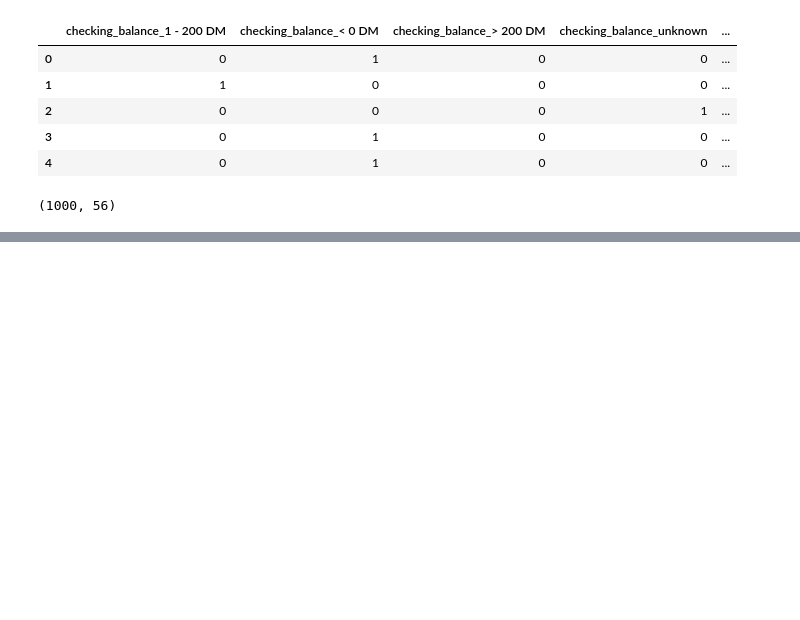
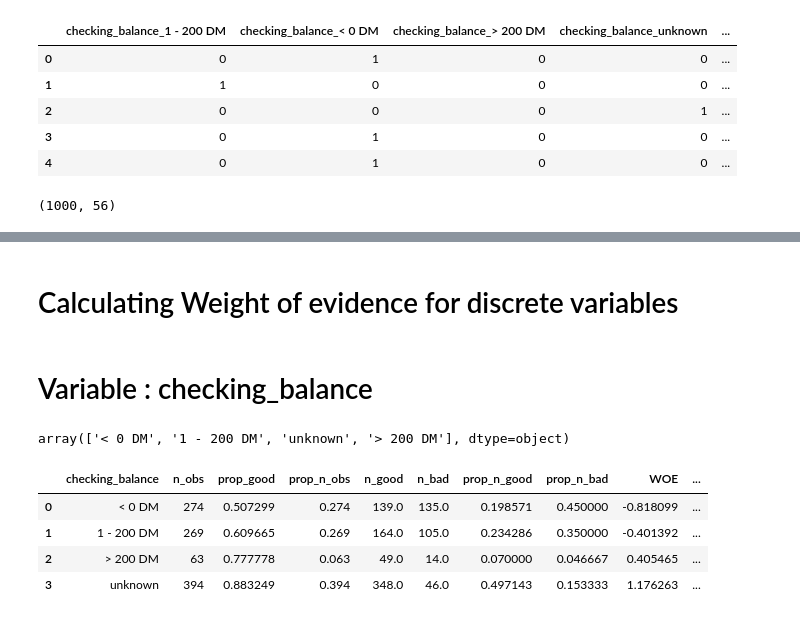
Before and after one commit to sumanpaudel1997/Credit-Risk-Modeling-in-Python, a Jupyter notebook: german credit risk.ipynb, the cells around one changed output, grey strips where cells are left out. Cells and saved outputs as stored; diff of their text form; code cells hidden in the pictures; blank space fills up the shorter version.

```diff
--- a/german credit risk.ipynb
+++ b/german credit risk.ipynb
@@ -134,0 +177,8 @@ print(df_loan_data.shape)
+# %%
+# categorizing default column into yes and no categories
+default_cat =  ['yes', 'no']
+ord_enc = OrdinalEncoder(categories=[default_cat])
+df_loan_data[['default_encoded']]= ord_enc.fit_transform(df_loan_data[['default']])
+df_loan_data[['default_encoded']]= df_loan_data[['default_encoded']].astype(int)
+print(df_loan_data.shape)
+df_loan_data.head()
@@ -134,0 +193,2 @@ print(df_loan_data.shape)
+# %% [markdown]
+# Calculating Weight of evidence for discrete variables
@@ -134,0 +227,16 @@ print(df_loan_data.shape)
+# %% [markdown]
+# Variable : checking_balance
+# %%
+df_loan_data['checking_balance'].unique()
+# %% [output]
+array(['< 0 DM', '1 - 200 DM', 'unknown', '> 200 DM'], dtype=object)
+# %%
+# Weight of evidence and information value for checking_balance
+df_temp = woe_discrete(df_loan_data, 'checking_balance', df_loan_data['default_encoded'])
+df_temp
+# %% [output]
+|  | checking_balance | n_obs | prop_good | prop_n_obs | n_good | n_bad | prop_n_good | prop_n_bad | WOE | ... |
+| 0 | < 0 DM | 274 | 0.507299 | 0.274 | 139.0 | 135.0 | 0.198571 | 0.450000 | -0.818099 | ... |
+| 1 | 1 - 200 DM | 269 | 0.609665 | 0.269 | 164.0 | 105.0 | 0.234286 | 0.350000 | -0.401392 | ... |
+| 2 | > 200 DM | 63 | 0.777778 | 0.063 | 49.0 | 14.0 | 0.070000 | 0.046667 | 0.405465 | ... |
+| 3 | unknown | 394 | 0.883249 | 0.394 | 348.0 | 46.0 | 0.497143 | 0.153333 | 1.176263 | ... |
```
Also changed, not shown: parts of 8 cells of this notebook.
